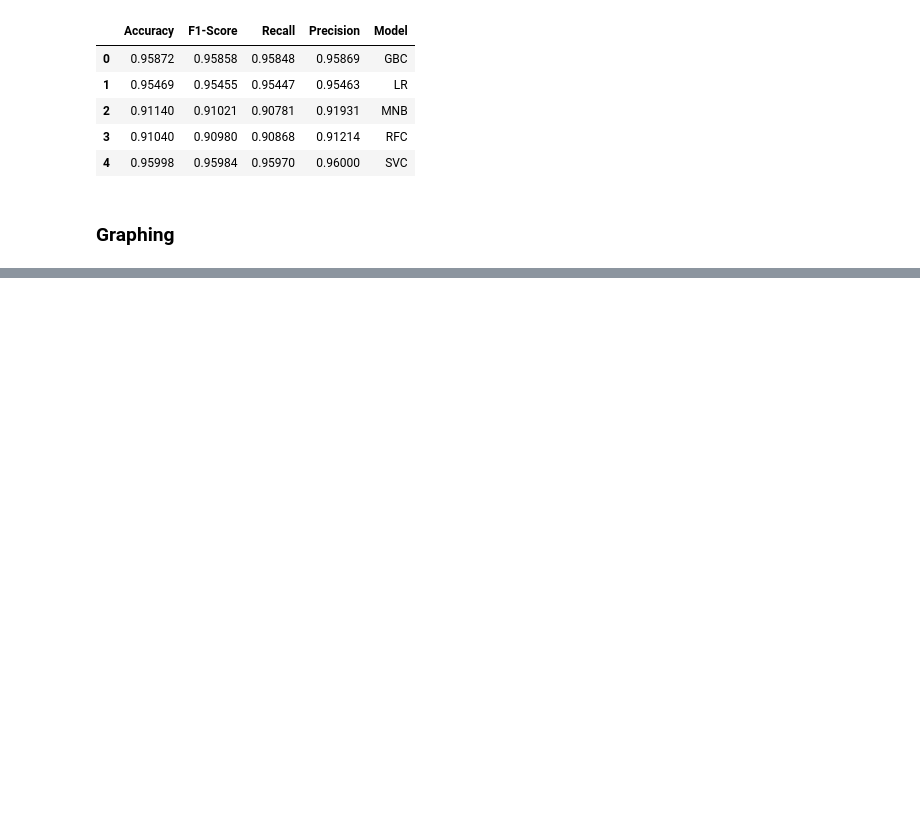
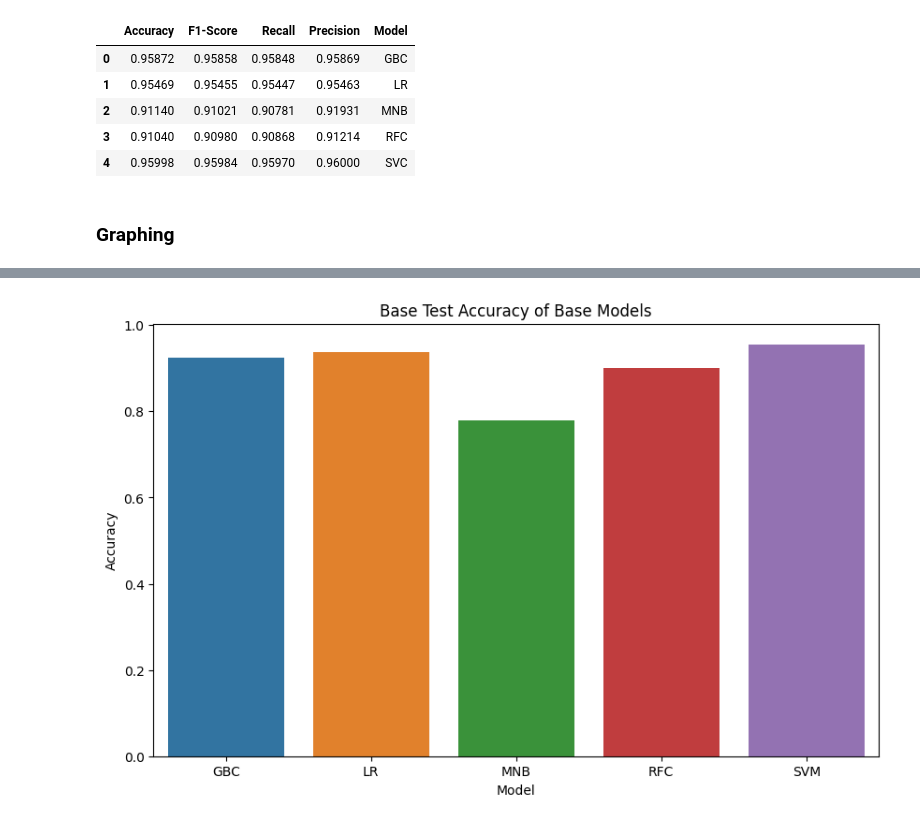
Before and after one commit to kanaishk/Fake-News-Detection, a Jupyter notebook: Result Aggregation.ipynb, the cells around one changed output, grey strips where cells are left out. Saved outputs shown, nothing was run; the diff lists cells and outputs as text; code cells hidden in the pictures; blank space fills up the shorter version.

```diff
--- a/Result Aggregation.ipynb
+++ b/Result Aggregation.ipynb
@@ -304,0 +305,12 @@ plt.close()
+# %%
+plt.figure(figsize=(10, 6))
+sns.barplot(x='Model', y='Accuracy', data=base_test_res_df)
+title = 'Base Test Accuracy of Base Models'
+plt.title(title)
+plt.xlabel('Model')
+plt.ylabel('Accuracy')
+plt.savefig(os.path.join(graph_dir,title+'.png'), bbox_inches='tight')
+plt.show()
+plt.close()
+# %% [output]
+[figure, added]
```
Also changed, not shown: parts of 17 cells of this notebook, 18 other files.
